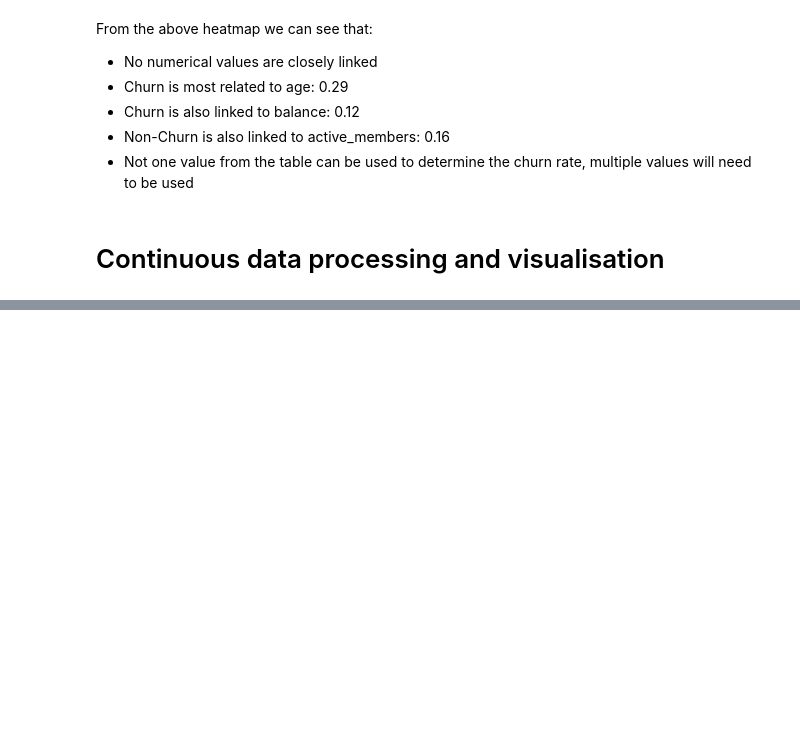
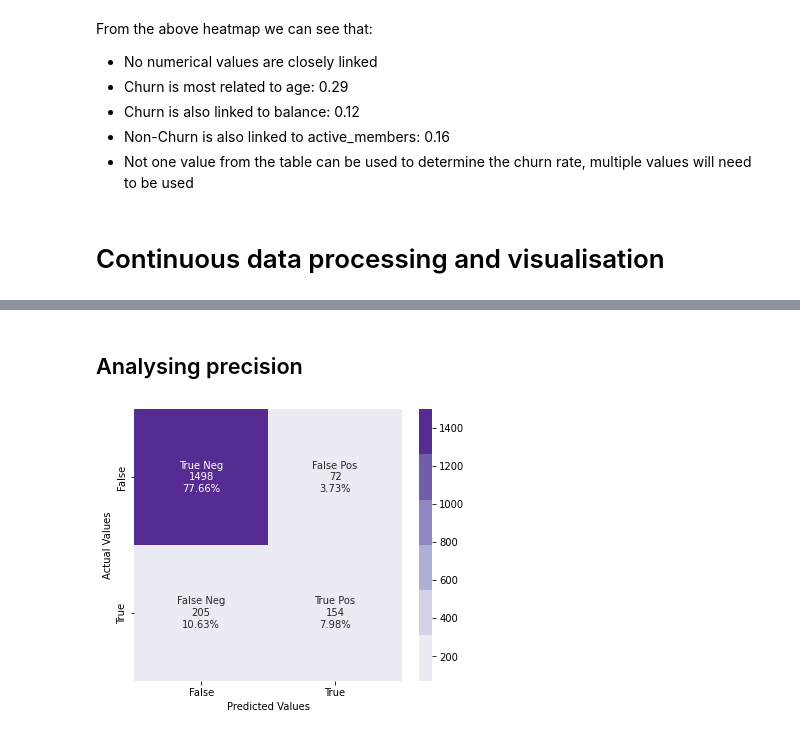
Before and after one commit to stefancourt/Churn-Prediction, a Jupyter notebook: churn-prediction.ipynb, the cells around one changed output, grey strips where cells are left out. Cells and saved outputs as stored; diff of their text form; code cells hidden in the pictures; blank space fills up the shorter version.

Commit message:
Added roc and confusion matrix

```diff
--- a/churn-prediction.ipynb
+++ b/churn-prediction.ipynb
@@ -162,0 +312,2 @@ From the above heatmap we can see that:
+# %%
+log_reg.fit(x_train, y_train)
@@ -162,0 +331,4 @@ From the above heatmap we can see that:
+# %%
+forest = RandomForestClassifier()
+# %%
+forest.fit(x_train, y_train)
@@ -162,0 +337,2 @@ From the above heatmap we can see that:
+# %%
+y_pred = forest.predict(x_test)
@@ -162,0 +350,18 @@ From the above heatmap we can see that:
+# %% [markdown]
+## Analysing precision
+# %%
+cnf_matrix = metrics.confusion_matrix(y_test, y_pred)
+counts = ["{0:0.0f}".format(value) for value in cnf_matrix.flatten()]
+percentages = ["{0:.2%}".format(value) for value in cnf_matrix.flatten()/np.sum(cnf_matrix)]
+names = ['True Neg','False Pos','False Neg','True Pos']
+labels = [f"{v1}\n{v2}\n{v3}" for v1, v2, v3 in zip(names,counts,percentages)]
+labels = np.asarray(labels).reshape(2,2)
+plt.figure(figsize=(6,5))
+ax = sns.heatmap(cnf_matrix, annot=labels, fmt='',cmap=sns.color_palette("Purples"))
+ax.set_xlabel('Predicted Values')
+ax.set_ylabel('Actual Values')
+ax.xaxis.set_ticklabels(['False', 'True'])
+ax.yaxis.set_ticklabels(['False', 'True'])
+plt.show()
+# %% [output]
+[figure, added]
```
Also changed, not shown: parts of 26 cells of this notebook.
